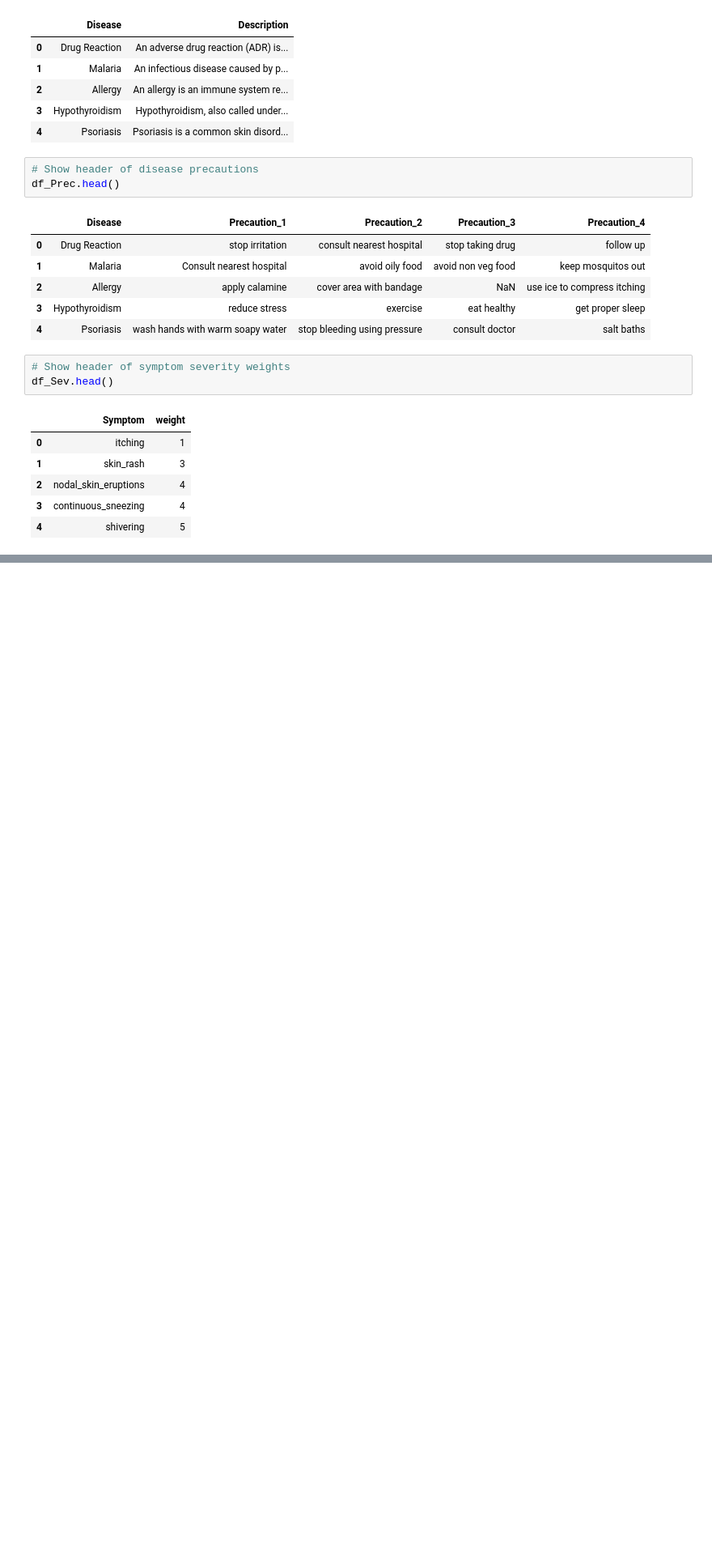
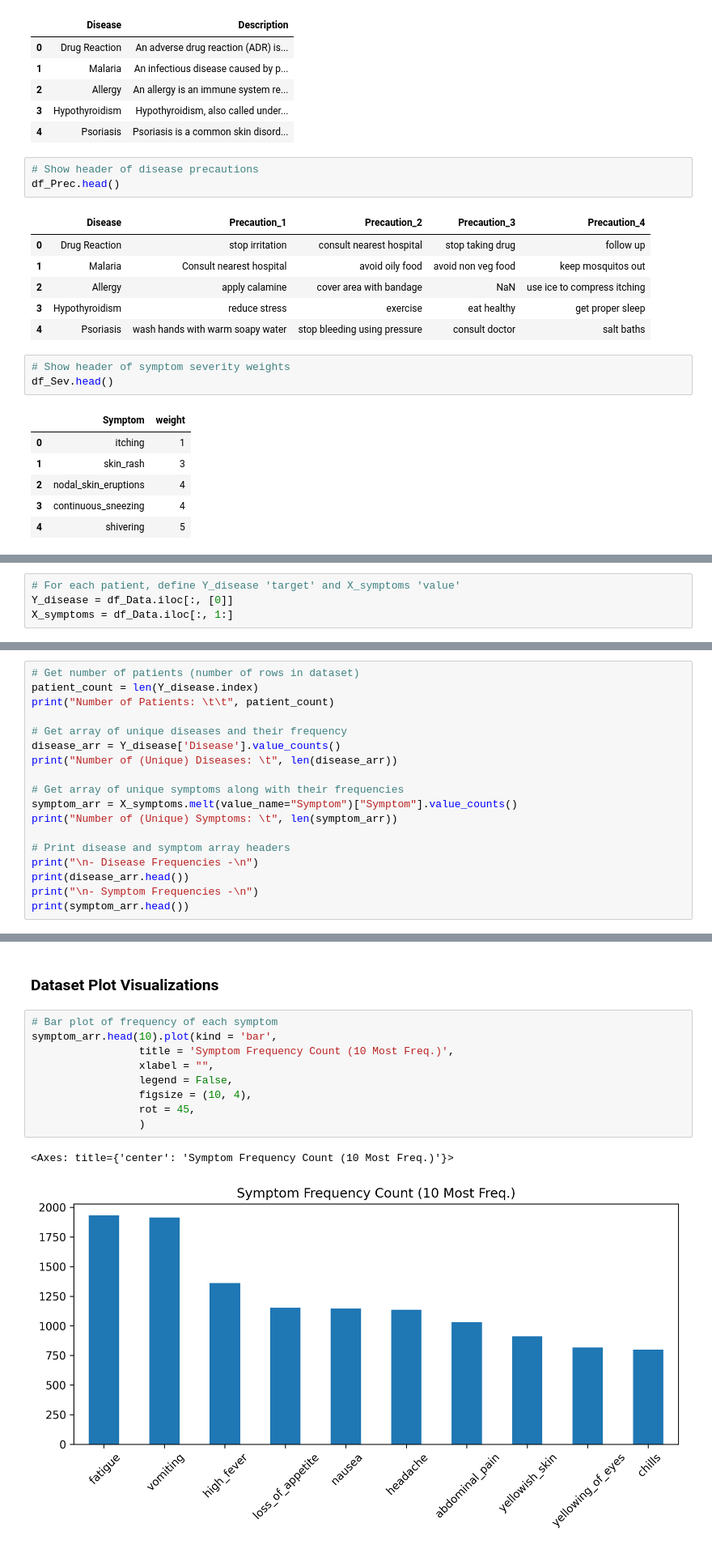
Before and after one commit to domipm/AML-Disease-Symptom, a Jupyter notebook: Health_14.ipynb, the cells around one changed output, grey strips where cells are left out. Shown: that part at 81% size. Cells and saved outputs as stored; diff of their text form; blank space fills up the shorter version.

Commit message:
Disease and symptom frequency plots

```diff
--- a/Health_14.ipynb
+++ b/Health_14.ipynb
@@ -103,0 +75,4 @@ plt.close()
+# %%
+# For each patient, define Y_disease 'target' and X_symptoms 'value'
+Y_disease = df_Data.iloc[:, [0]]
+X_symptoms = df_Data.iloc[:, 1:]
@@ -103,0 +99,18 @@ plt.close()
+# %%
+# Get number of patients (number of rows in dataset)
+patient_count = len(Y_disease.index)
+print("Number of Patients: \t\t", patient_count)
+
+# Get array of unique diseases and their frequency
+disease_arr = Y_disease['Disease'].value_counts()
+print("Number of (Unique) Diseases: \t", len(disease_arr))
+
+# Get array of unique symptoms along with their frequencies
+symptom_arr = X_symptoms.melt(value_name="Symptom")["Symptom"].value_counts()
+print("Number of (Unique) Symptoms: \t", len(symptom_arr))
+
+# Print disease and symptom array headers
+print("\n- Disease Frequencies -\n")
+print(disease_arr.head())
+print("\n- Symptom Frequencies -\n")
+print(symptom_arr.head())
@@ -103,0 +135,14 @@ plt.close()
+# %% [markdown]
+### **Dataset Plot Visualizations**
+# %%
+# Bar plot of frequency of each symptom
+symptom_arr.head(10).plot(kind = 'bar',
+                 title = 'Symptom Frequency Count (10 Most Freq.)',
+                 xlabel = "",
+                 legend = False,
+                 figsize = (10, 4),
+                 rot = 45,
+                 )
+# %% [output]
+<Axes: title={'center': 'Symptom Frequency Count (10 Most Freq.)'}>
+[figure, added]
```
Also changed, not shown: parts of 10 cells of this notebook.
